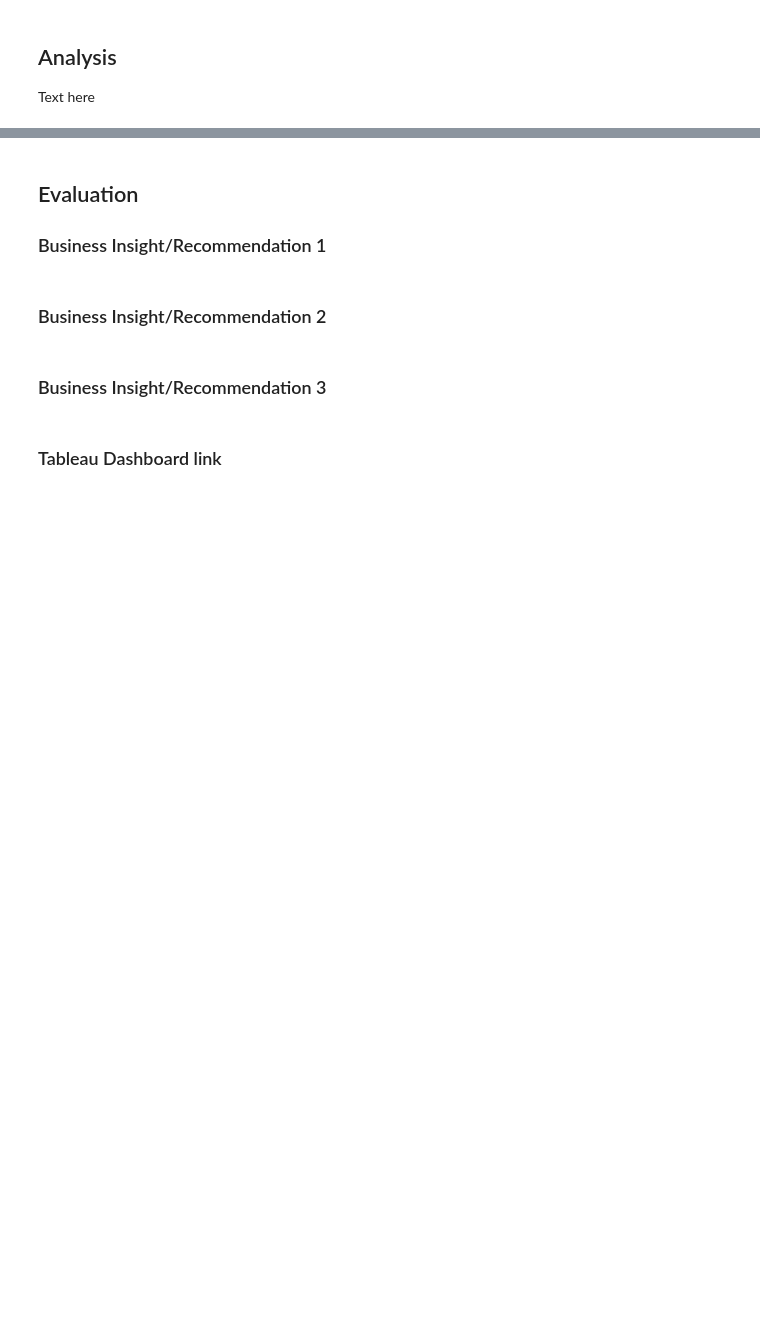
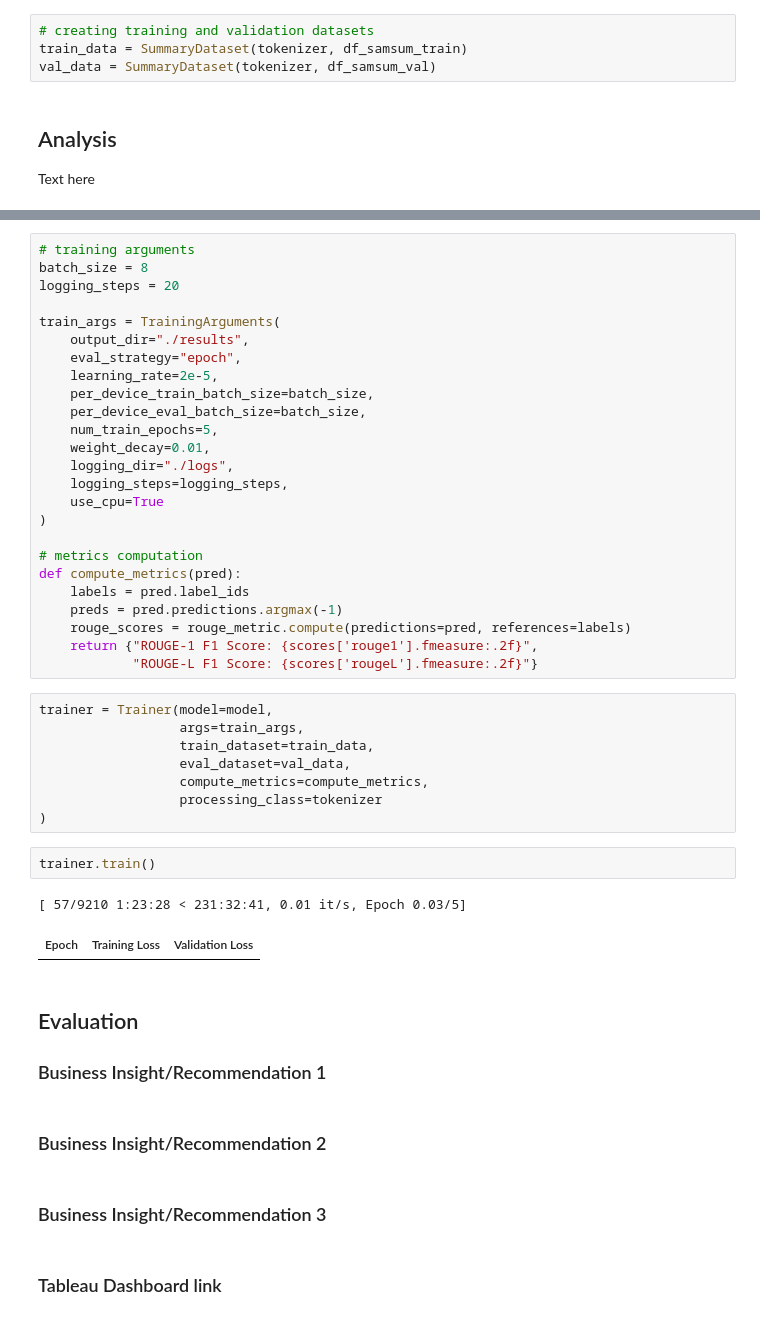
Before and after one commit to marhas109/MH_DS_Capstone_Project_3, a Jupyter notebook: MH_DS_Capstone_Project3.ipynb, the cells around one changed output, grey strips where cells are left out. Cells and saved outputs as stored; diff of their text form; blank space fills up the shorter version.

```diff
--- a/MH_DS_Capstone_Project3.ipynb
+++ b/MH_DS_Capstone_Project3.ipynb
@@ -106,3 +207,7 @@ val_dataset = tokenizer(df_samsum_val['dialogue'].astype(str).tolist(), padding=
+# %%
+# creating training and validation datasets
+train_data = SummaryDataset(tokenizer, df_samsum_train)
+val_data = SummaryDataset(tokenizer, df_samsum_val)
 # %% [markdown]
 ## Analysis
 
@@ -170,3 +215,41 @@ class MetricsComputer:
+# %%
+# training arguments
+batch_size = 8
+logging_steps = 20
+
+train_args = TrainingArguments(
+    output_dir="./results",
+    eval_strategy="epoch",
+    learning_rate=2e-5,
+    per_device_train_batch_size=batch_size,
+    per_device_eval_batch_size=batch_size,
+    num_train_epochs=5,
+    weight_decay=0.01,
+    logging_dir="./logs",
+    logging_steps=logging_steps,
+    use_cpu=True
+)
+
+# metrics computation
+def compute_metrics(pred):
+    labels = pred.label_ids
+    preds = pred.predictions.argmax(-1)
+    rouge_scores = rouge_metric.compute(predictions=pred, references=labels)
+    return {"ROUGE-1 F1 Score: {scores['rouge1'].fmeasure:.2f}",
+            "ROUGE-L F1 Score: {scores['rougeL'].fmeasure:.2f}"}
+# %%
+trainer = Trainer(model=model,
+                  args=train_args,
+                  train_dataset=train_data,
+                  eval_dataset=val_data,
+                  compute_metrics=compute_metrics,
+                  processing_class=tokenizer
+)
+# %%
+trainer.train()
+# %% [output]
+[ 57/9210 1:23:28 < 231:32:41, 0.01 it/s, Epoch 0.03/5]
+| Epoch | Training Loss | Validation Loss |
 # %% [markdown]
 ## Evaluation
 
```
Also changed, not shown: parts of 14 cells of this notebook.
